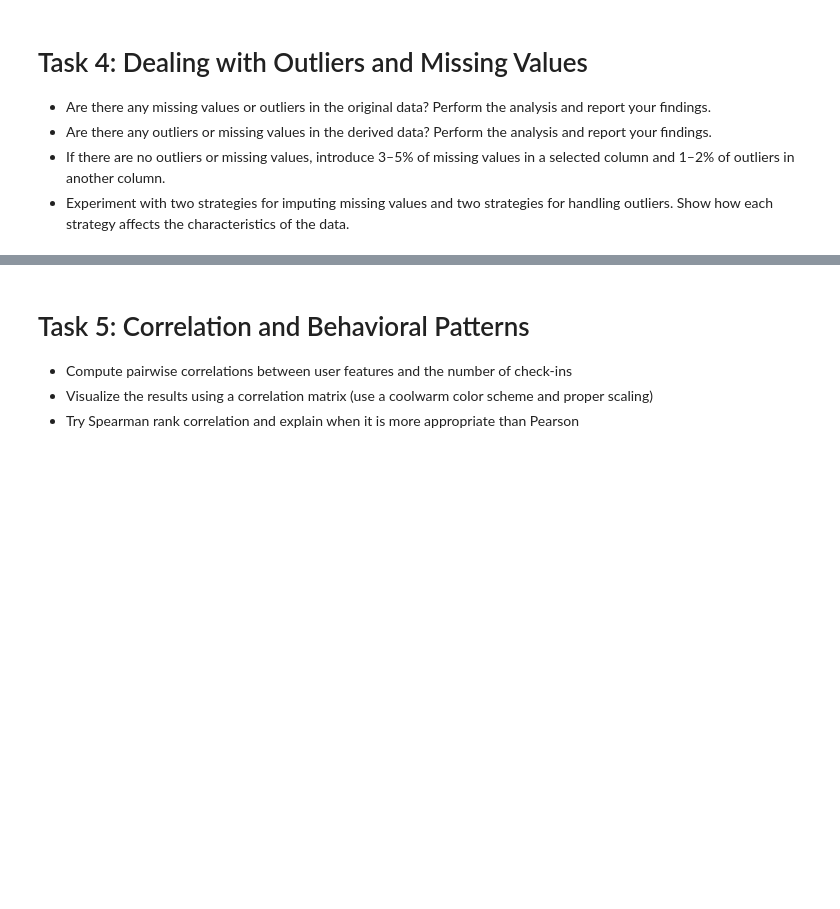
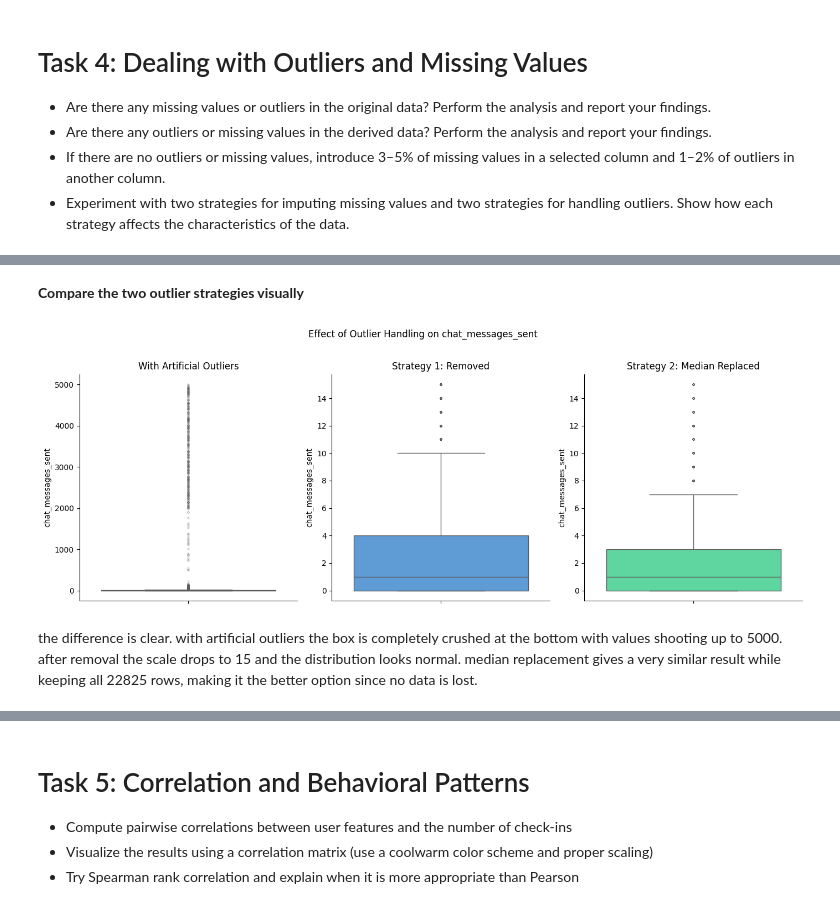
Before and after one commit to MSagri05/Assignment1-Exploratory-Data-Analysis, a Jupyter notebook: IAT461_Assignment01_Scaffold.ipynb, the cells around one changed output, grey strips where cells are left out. Cells and saved outputs as stored; diff of their text form; code cells hidden in the pictures; blank space fills up the shorter version.

```diff
--- a/IAT461_Assignment01_Scaffold.ipynb
+++ b/IAT461_Assignment01_Scaffold.ipynb
@@ -766,0 +1064,14 @@ in task 3 i explored viewer and stream characteristics through descriptive stati
+# %%
+# Strategy 2: Replace outliers with the column median
+sessions_median_out = sessions_exp.copy()
+median_chat = sessions_median_out["chat_messages_sent"].median()
+sessions_median_out.loc[
+    (sessions_median_out["chat_messages_sent"] < lower) |
+    (sessions_median_out["chat_messages_sent"] > upper),
+    "chat_messages_sent"
+] = median_chat
+
+print(f"Median used for replacement: {median_chat}")
+print(f"Max before: {sessions_exp['chat_messages_sent'].max()}")
+print(f"Max after: {sessions_median_out['chat_messages_sent'].max()}")
+print(sessions_median_out["chat_messages_sent"].describe())
@@ -766,0 +1091,26 @@ in task 3 i explored viewer and stream characteristics through descriptive stati
+# %% [markdown]
+**Compare the two outlier strategies visually**
+# %%
+# Compare outlier handling strategies
+fig, axes = plt.subplots(1, 3, figsize=(14, 5))
+
+sns.boxplot(data=sessions_exp, y="chat_messages_sent", ax=axes[0], color="#E87B4C",
+            flierprops=dict(marker='o', markersize=2, alpha=0.3))
+axes[0].set_title("With Artificial Outliers")
+
+sns.boxplot(data=sessions_removed, y="chat_messages_sent", ax=axes[1], color="#4C9BE8",
+            flierprops=dict(marker='o', markersize=2, alpha=0.3))
+axes[1].set_title("Strategy 1: Removed")
+
+sns.boxplot(data=sessions_median_out, y="chat_messages_sent", ax=axes[2], color="#4CE8A0",
+            flierprops=dict(marker='o', markersize=2, alpha=0.3))
+axes[2].set_title("Strategy 2: Median Replaced")
+
+sns.despine()
+plt.suptitle("Effect of Outlier Handling on chat_messages_sent", y=1.02)
+plt.tight_layout()
+plt.show()
+# %% [output]
+[figure, added]
+# %% [markdown]
+the difference is clear. with artificial outliers the box is completely crushed at the bottom with values shooting up to 5000. after removal the scale drops to 15 and the distribution looks normal. median replacement gives a very similar result while keeping all 22825 rows, making it the better option since no data is lost.
```
Also changed, not shown: parts of 38 cells of this notebook.
